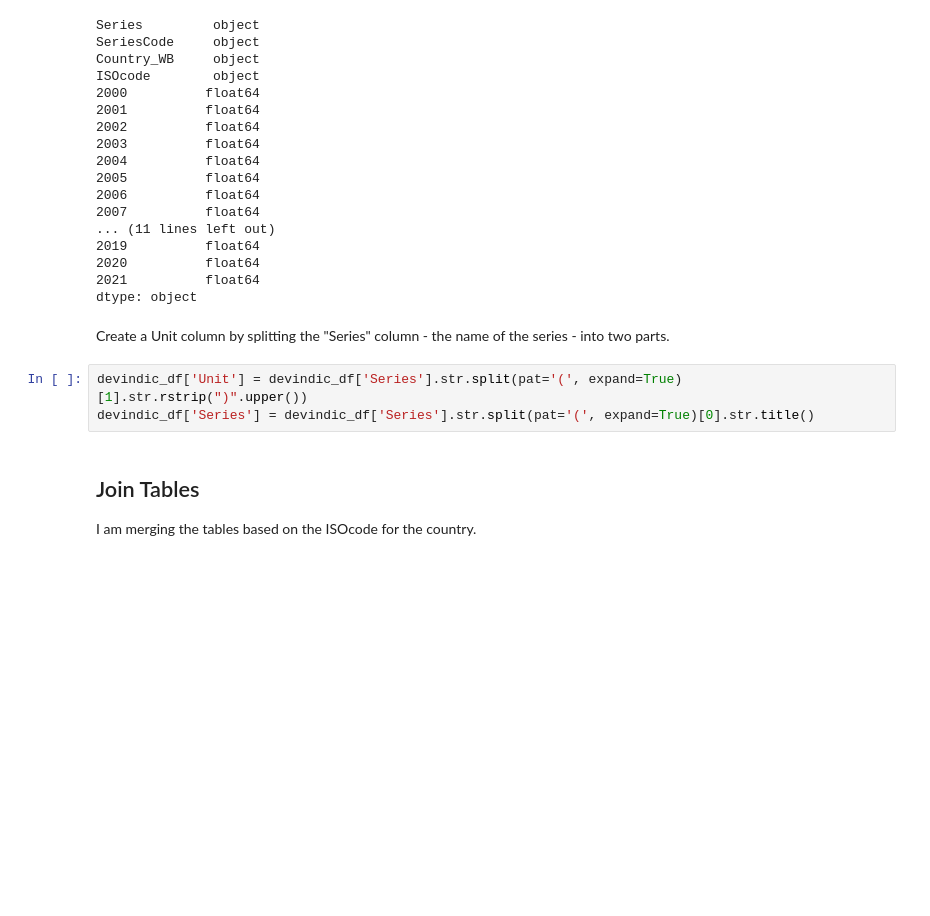
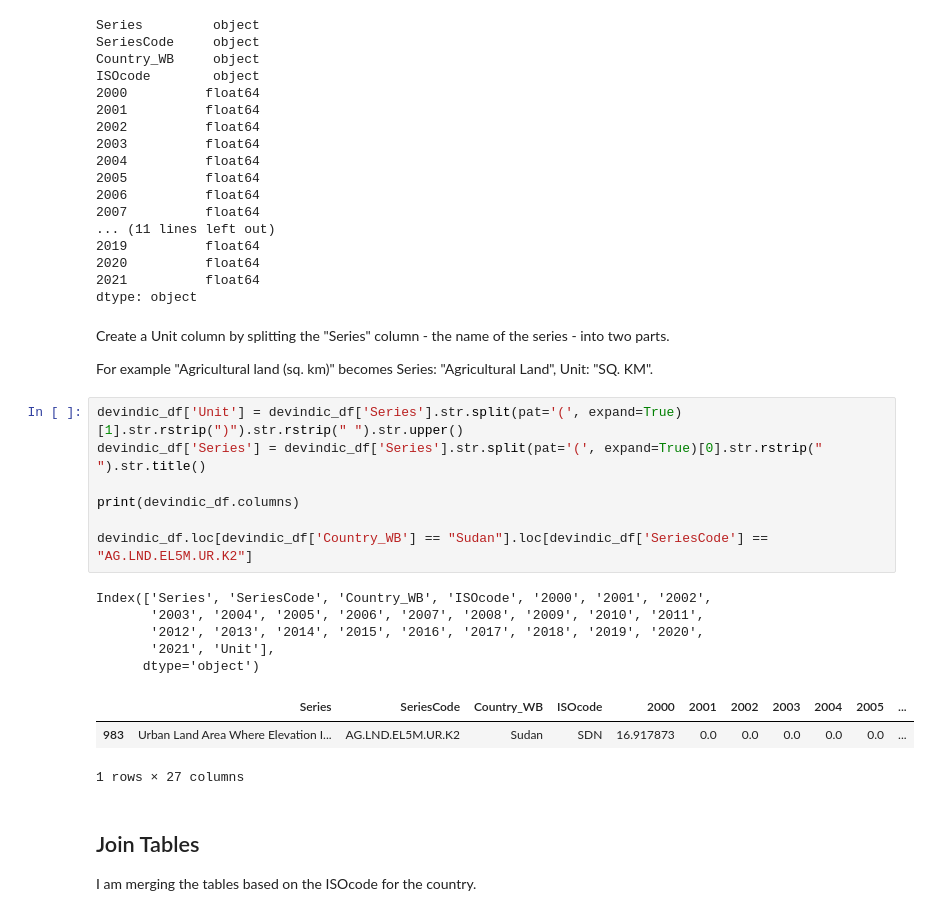
Before and after one commit to daemonchild/cardiffmet-dat4004-data-science-fundamentals, a Jupyter notebook: jupyter-notebook/WorldBankData.ipynb, the cells around one changed output. Cells and saved outputs as stored; diff of their text form; blank space fills up the shorter version.

```diff
--- a/jupyter-notebook/WorldBankData.ipynb
+++ b/jupyter-notebook/WorldBankData.ipynb
@@ -282,9 +310,24 @@ ISOcode        object
 dtype: object
 # %% [markdown]
 Create a Unit column by splitting the "Series" column - the name of the series - into two parts.
+
+For example "Agricultural land (sq. km)" becomes Series: "Agricultural Land", Unit: "SQ. KM".
 # %%
-devindic_df['Unit'] = devindic_df['Series'].str.split(pat='(', expand=True)[1].str.rstrip(")".upper())
-devindic_df['Series'] = devindic_df['Series'].str.split(pat='(', expand=True)[0].str.title()
+devindic_df['Unit'] = devindic_df['Series'].str.split(pat='(', expand=True)[1].str.rstrip(")").str.rstrip(" ").str.upper()
+devindic_df['Series'] = devindic_df['Series'].str.split(pat='(', expand=True)[0].str.rstrip(" ").str.title()
+
+print(devindic_df.columns)
+
+devindic_df.loc[devindic_df['Country_WB'] == "Sudan"].loc[devindic_df['SeriesCode'] == "AG.LND.EL5M.UR.K2"]
+# %% [output]
+Index(['Series', 'SeriesCode', 'Country_WB', 'ISOcode', '2000', '2001', '2002',
+       '2003', '2004', '2005', '2006', '2007', '2008', '2009', '2010', '2011',
+       '2012', '2013', '2014', '2015', '2016', '2017', '2018', '2019', '2020',
+       '2021', 'Unit'],
+      dtype='object')
+|  | Series | SeriesCode | Country_WB | ISOcode | 2000 | 2001 | 2002 | 2003 | 2004 | 2005 | ... |
+| 983 | Urban Land Area Where Elevation I... | AG.LND.EL5M.UR.K2 | Sudan | SDN | 16.917873 | 0.0 | 0.0 | 0.0 | 0.0 | 0.0 | ... |
+1 rows × 27 columns
 # %% [markdown]
 ## Join Tables
 
```
Also changed, not shown: parts of 19 cells of this notebook, 3 other files.
